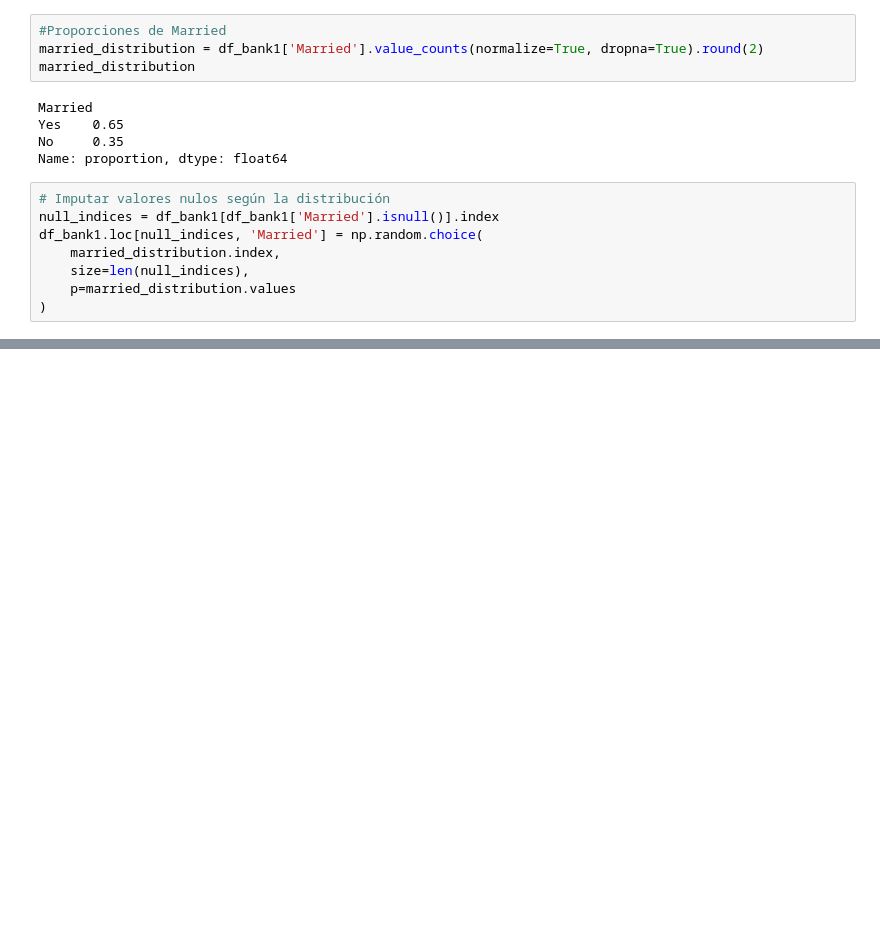
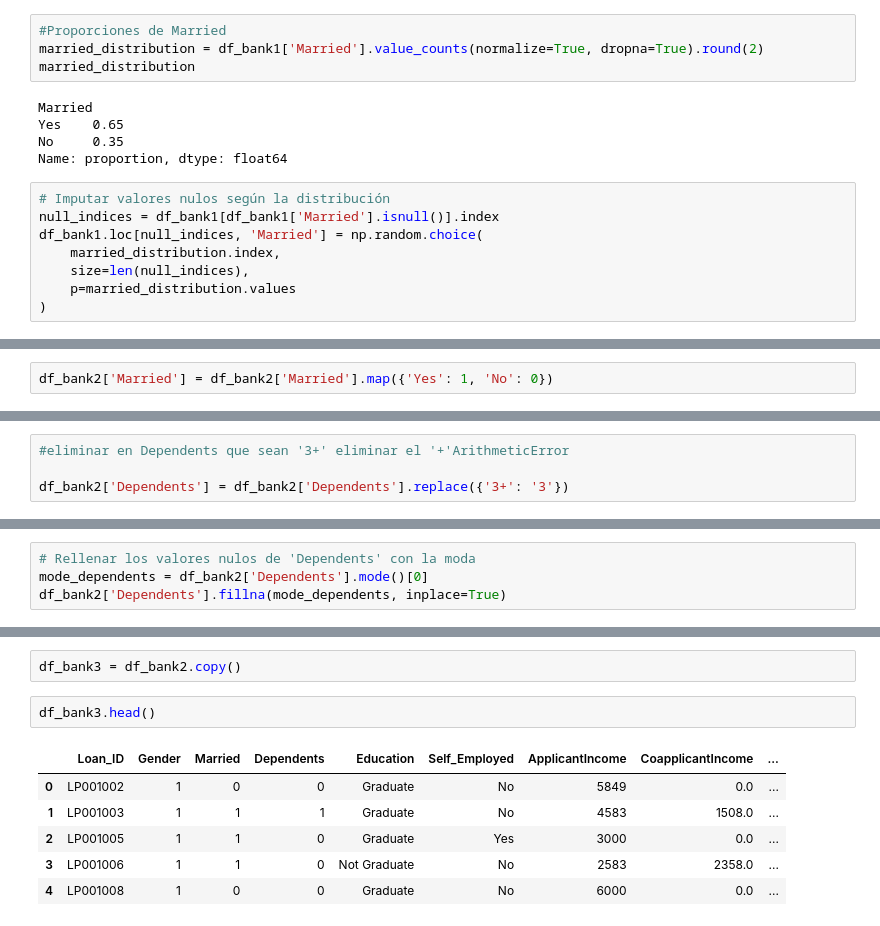
Before and after one commit to arangoluis94/bank-loan-pca, a Jupyter notebook: bank-loan-pca.ipynb, the cells around one changed output, grey strips where cells are left out. Saved outputs shown, nothing was run; the diff lists cells and outputs as text; blank space fills up the shorter version.

```diff
--- a/bank-loan-pca.ipynb
+++ b/bank-loan-pca.ipynb
@@ -227,0 +254,2 @@ memory usage: 62.5+ KB
+# %%
+df_bank2['Married'] = df_bank2['Married'].map({'Yes': 1, 'No': 0})
@@ -227,0 +272,4 @@ memory usage: 62.5+ KB
+# %%
+#eliminar en Dependents que sean '3+' eliminar el '+'ArithmeticError
+
+df_bank2['Dependents'] = df_bank2['Dependents'].replace({'3+': '3'})
@@ -227,0 +285,4 @@ memory usage: 62.5+ KB
+# %%
+# Rellenar los valores nulos de 'Dependents' con la moda
+mode_dependents = df_bank2['Dependents'].mode()[0]
+df_bank2['Dependents'].fillna(mode_dependents, inplace=True)
@@ -227,0 +305,11 @@ memory usage: 62.5+ KB
+# %%
+df_bank3 = df_bank2.copy()
+# %%
+df_bank3.head()
+# %% [output]
+|  | Loan_ID | Gender | Married | Dependents | Education | Self_Employed | ApplicantIncome | CoapplicantIncome | ... |
+| 0 | LP001002 | 1 | 0 | 0 | Graduate | No | 5849 | 0.0 | ... |
+| 1 | LP001003 | 1 | 1 | 1 | Graduate | No | 4583 | 1508.0 | ... |
+| 2 | LP001005 | 1 | 1 | 0 | Graduate | Yes | 3000 | 0.0 | ... |
+| 3 | LP001006 | 1 | 1 | 0 | Not Graduate | No | 2583 | 2358.0 | ... |
+| 4 | LP001008 | 1 | 0 | 0 | Graduate | No | 6000 | 0.0 | ... |
```
Also changed, not shown: parts of 61 cells of this notebook.
